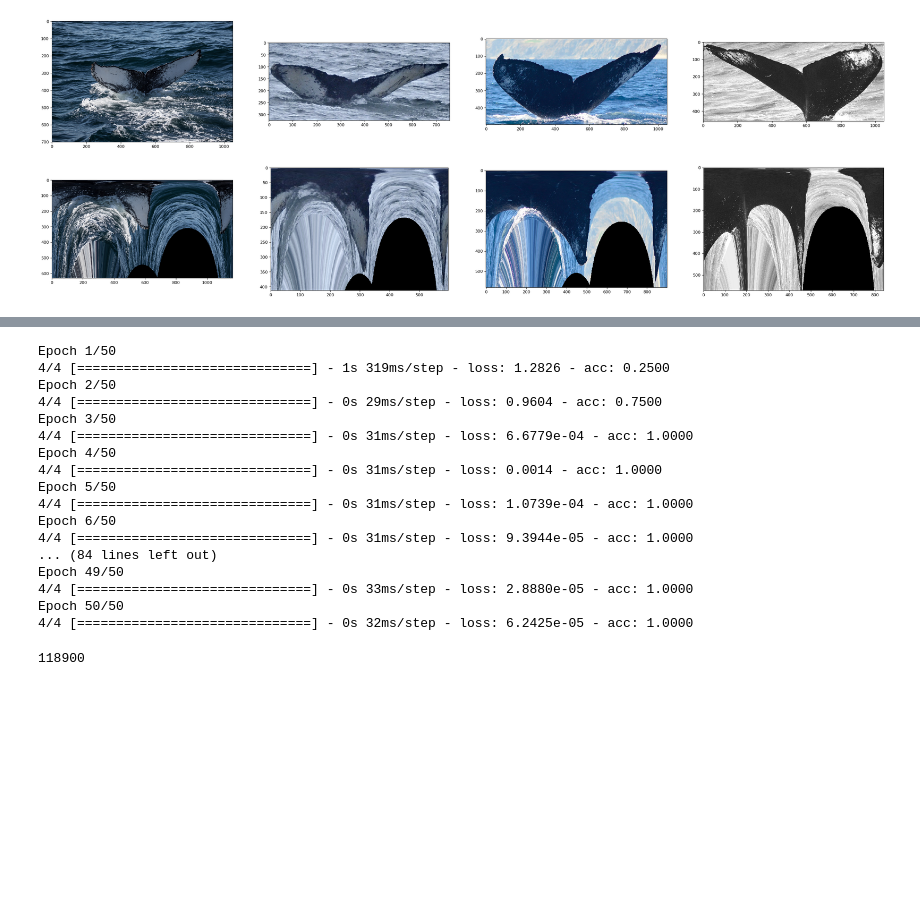
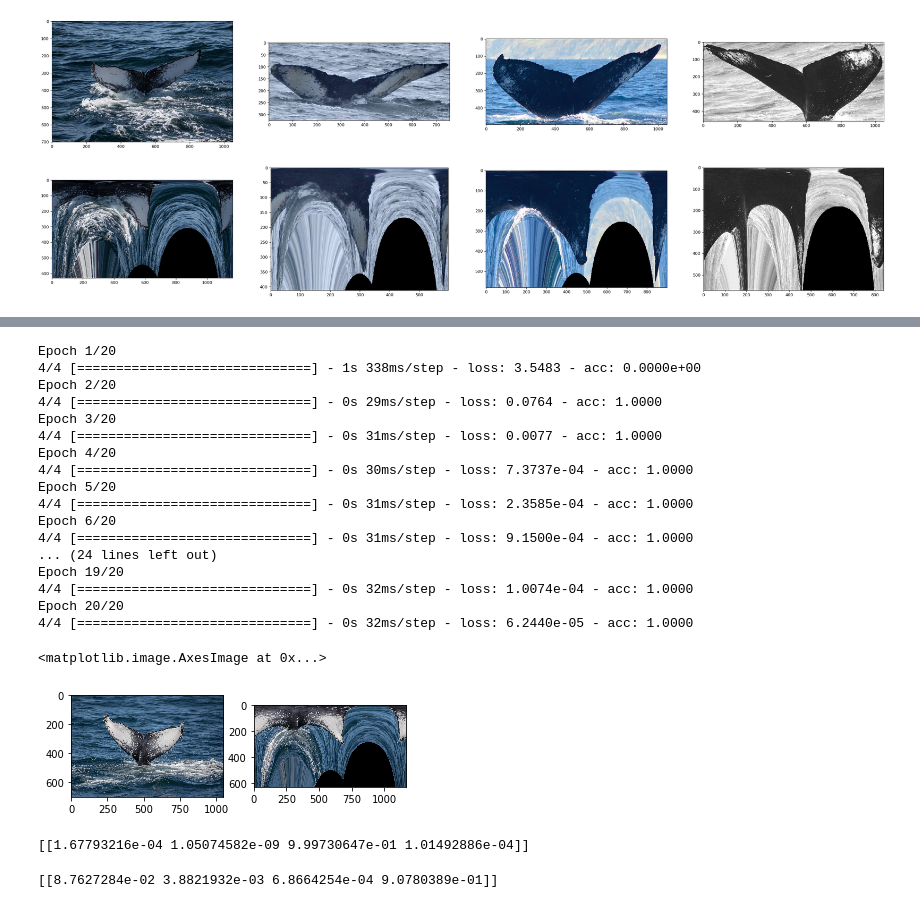
Before and after one commit to badtyprr/start-learning, a Jupyter notebook: lin_polar.ipynb, the cells around one changed output, grey strips where cells are left out. Drawn from its saved outputs; the diff is of its cells as text; code cells hidden in the pictures; blank space fills up the shorter version.

Commit message:
Trained on 4 polar images, and test image came out with the wrong result. Need to diagnose what happened.

```diff
--- a/lin_polar.ipynb
+++ b/lin_polar.ipynb
@@ -227,7 +226,7 @@ Epoch 50/50
 # Train network on MiniVGGNet
 from start.model import MiniVGGNet
 from tensorflow.keras.backend import clear_session
-clear_session()
+#clear_session()
 
 WIDTH_POLAR = 384
 HEIGHT_POLAR = 384
@@ -268,7 +267,7 @@ history_polar = model_polar.fit(
     x=data_polar,
     y=labels_polar_encoded,
     batch_size=None,
-    epochs=50,
+    epochs=20,
     verbose=1,
     callbacks=None,
     validation_split=0.0,
@@ -281,25 +280,55 @@ history_polar = model_polar.fit(
     validation_steps=None
 )
 
-del model_polar
-import gc
-gc.collect()
+#del model_polar
+#import gc
+#gc.collect()
 # %% [output]
-Epoch 1/50
-4/4 [==============================] - 1s 319ms/step - loss: 1.2826 - acc: 0.2500
-Epoch 2/50
-4/4 [==============================] - 0s 29ms/step - loss: 0.9604 - acc: 0.7500
-Epoch 3/50
-4/4 [==============================] - 0s 31ms/step - loss: 6.6779e-04 - acc: 1.0000
-Epoch 4/50
-4/4 [==============================] - 0s 31ms/step - loss: 0.0014 - acc: 1.0000
-Epoch 5/50
-4/4 [==============================] - 0s 31ms/step - loss: 1.0739e-04 - acc: 1.0000
-Epoch 6/50
-4/4 [==============================] - 0s 31ms/step - loss: 9.3944e-05 - acc: 1.0000
-... (84 lines left out)
-Epoch 49/50
-4/4 [==============================] - 0s 33ms/step - loss: 2.8880e-05 - acc: 1.0000
-Epoch 50/50
-4/4 [==============================] - 0s 32ms/step - loss: 6.2425e-05 - acc: 1.0000
+Epoch 1/20
+4/4 [==============================] - 1s 338ms/step - loss: 3.5483 - acc: 0.0000e+00
+Epoch 2/20
+4/4 [==============================] - 0s 29ms/step - loss: 0.0764 - acc: 1.0000
+Epoch 3/20
+4/4 [==============================] - 0s 31ms/step - loss: 0.0077 - acc: 1.0000
+Epoch 4/20
+4/4 [==============================] - 0s 30ms/step - loss: 7.3737e-04 - acc: 1.0000
+Epoch 5/20
+4/4 [==============================] - 0s 31ms/step - loss: 2.3585e-04 - acc: 1.0000
+Epoch 6/20
+4/4 [==============================] - 0s 31ms/step - loss: 9.1500e-04 - acc: 1.0000
+... (24 lines left out)
+Epoch 19/20
+4/4 [==============================] - 0s 32ms/step - loss: 1.0074e-04 - acc: 1.0000
+Epoch 20/20
+4/4 [==============================] - 0s 32ms/step - loss: 6.2440e-05 - acc: 1.0000
-118900
+# %%
+# Test whale 0af805558.jpg
+test_whale = cv2.cvtColor(
+    cv2.imread(r'/home/share/dataset/kaggle_whale/train/0af805558.jpg', cv2.IMREAD_UNCHANGED),
+    cv2.COLOR_BGR2RGB
+)
+test_whale_notch = np.array([502, 288])
+test_whale_polar = cart_to_polar_image(test_whale, test_whale_notch)
+
+f = plt.figure()
+plt.subplot(1,2,1)
+plt.imshow(test_whale)
+plt.subplot(1,2,2)
+plt.imshow(test_whale_polar)
+# %% [output]
+<matplotlib.image.AxesImage at 0x...>
+[figure, added]
+# %%
+test_whale_resize = tensor.preprocess(resizer.preprocess(test_whale))
+test_whale_resize = test_whale_resize[np.newaxis,:,:,:]
+
+print(model.predict(test_whale_resize))
+# %% [output]
+[[1.67793216e-04 1.05074582e-09 9.99730647e-01 1.01492886e-04]]
+# %%
+test_whale_polar_resize = tensor.preprocess(resizer.preprocess(test_whale_polar))
+test_whale_polar_resize = test_whale_polar_resize[np.newaxis,:,:,:]
+
+print(model_polar.predict(test_whale_polar_resize))
+# %% [output]
+[[8.7627284e-02 3.8821932e-03 6.8664254e-04 9.0780389e-01]]
```
Also changed, not shown: parts of 1 cell of this notebook.
